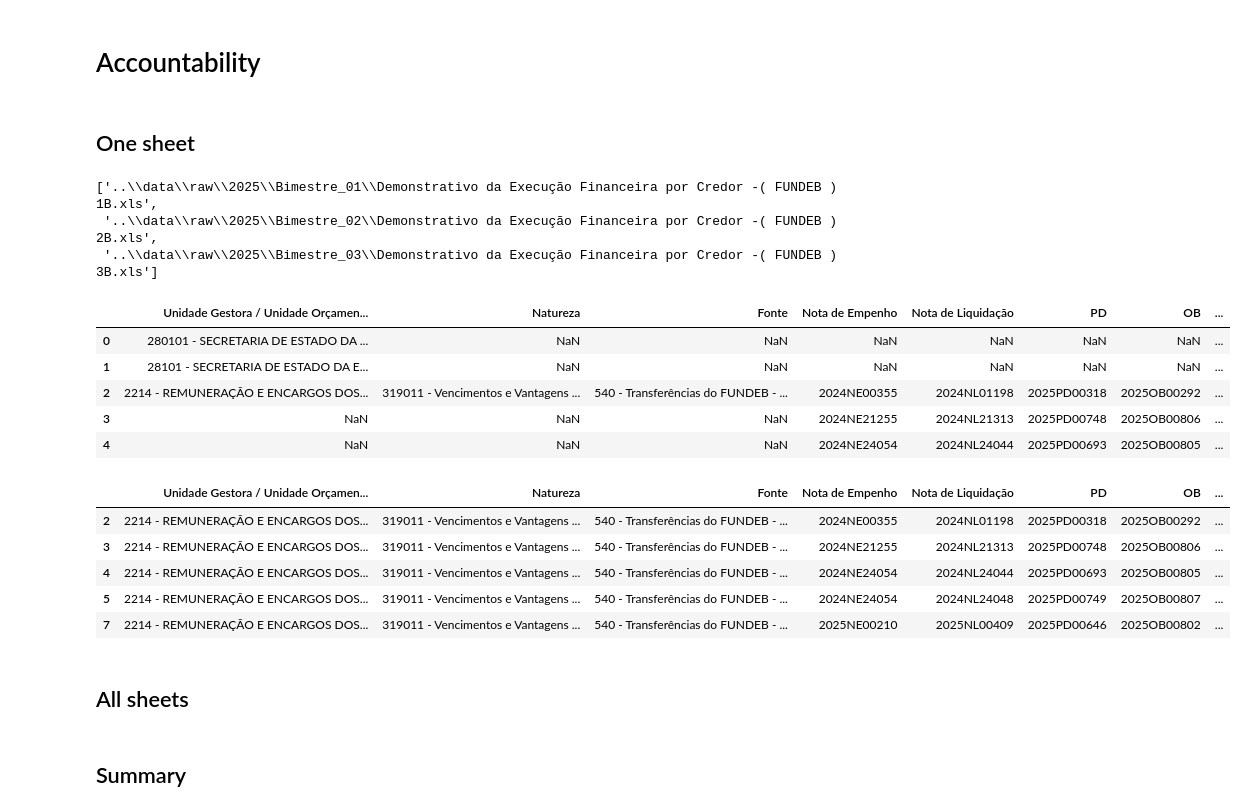
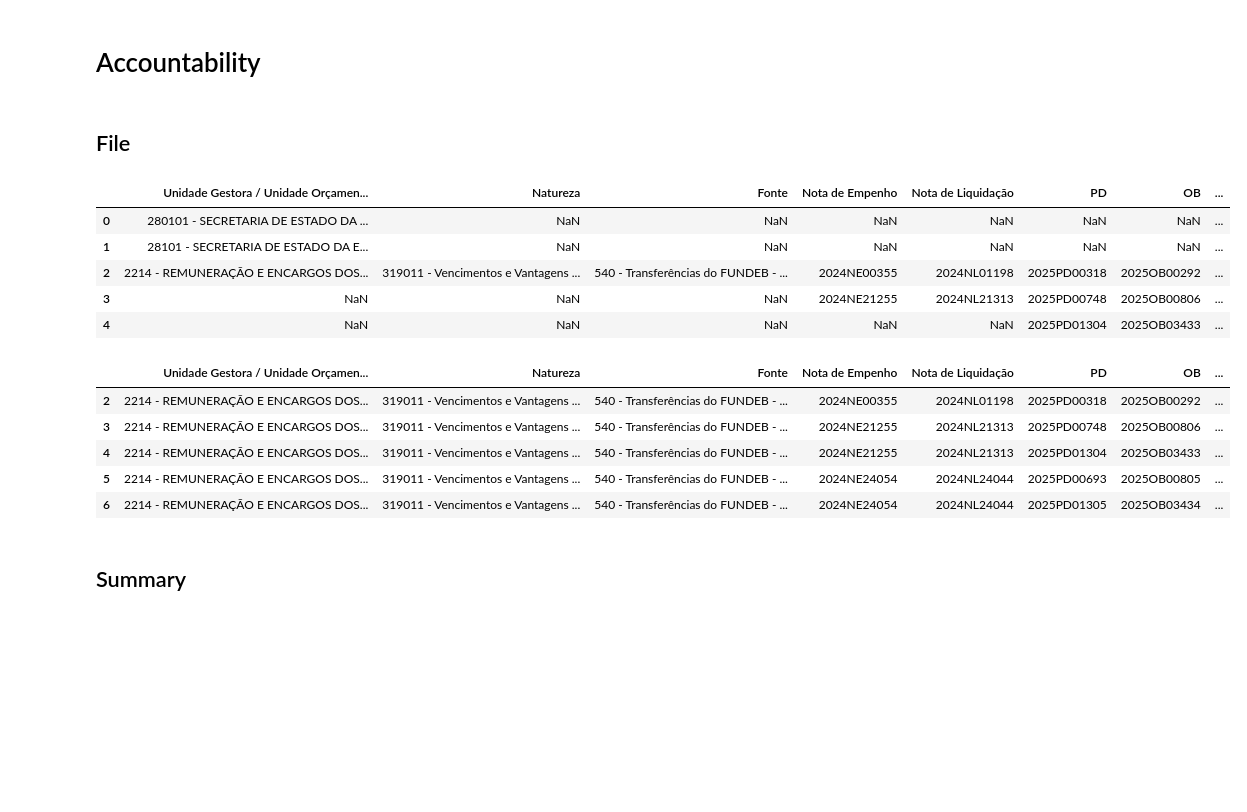
Before and after one commit to adrsb/cacs_fundeb_analysis, a Jupyter notebook: notebooks/00_exploratory_data_analysis.ipynb, the cells around one changed output. Saved outputs shown, nothing was run; the diff lists cells and outputs as text; code cells hidden in the pictures; blank space fills up the shorter version.

Commit message:
Adição dos módulos de accounting - extract e transform

```diff
--- a/notebooks/00_exploratory_data_analysis.ipynb
+++ b/notebooks/00_exploratory_data_analysis.ipynb
@@ -557,33 +557,21 @@ canceled_res_relation
 ## Pipeline
 # %% [markdown]
 # Accountability
-# %% [markdown]
-## One sheet
-# %%
-from src.utils.file_paths import list_files_by_prefix_suffix
-
-
-list_paths = list_files_by_prefix_suffix(
-    "..\\data\\raw\\2025", "Demonstrativo da Execução Financeira"
-)
-list_paths
-# %% [output]
-['..\\data\\raw\\2025\\Bimestre_01\\Demonstrativo da Execução Financeira por Credor -( FUNDEB ) 1B.xls',
- '..\\data\\raw\\2025\\Bimestre_02\\Demonstrativo da Execução Financeira por Credor -( FUNDEB ) 2B.xls',
- '..\\data\\raw\\2025\\Bimestre_03\\Demonstrativo da Execução Financeira por Credor -( FUNDEB ) 3B.xls']
+# %% [markdown]
+## File
 # %%
-from src.etl.extract.accounting import extract_accounting_data
+from src.etl.extract.accounting import extract_excel_accounting_data
 
 
-raw_accounting_data = extract_accounting_data(list_paths[0])
+raw_accounting_data = extract_excel_accounting_data("..\\data\\raw\\2025", 3)
 raw_accounting_data.head()
 # %% [output]
 |  | Unidade Gestora / Unidade Orçamen... | Natureza | Fonte | Nota de Empenho | Nota de Liquidação | PD | OB | ... |
 | 0 | 280101 - SECRETARIA DE ESTADO DA ... | NaN | NaN | NaN | NaN | NaN | NaN | ... |
 | 1 | 28101 - SECRETARIA DE ESTADO DA E... | NaN | NaN | NaN | NaN | NaN | NaN | ... |
 | 2 | 2214 - REMUNERAÇÃO E ENCARGOS DOS... | 319011 - Vencimentos e Vantagens ... | 540 - Transferências do FUNDEB - ... | 2024NE00355 | 2024NL01198 | 2025PD00318 | 2025OB00292 | ... |
 | 3 | NaN | NaN | NaN | 2024NE21255 | 2024NL21313 | 2025PD00748 | 2025OB00806 | ... |
-| 4 | NaN | NaN | NaN | 2024NE24054 | 2024NL24044 | 2025PD00693 | 2025OB00805 | ... |
+| 4 | NaN | NaN | NaN | NaN | NaN | 2025PD01304 | 2025OB03433 | ... |
 # %%
 from src.etl.transform.accounting import transform_accounting_data
 
@@ -594,8 +582,6 @@ clean_accounting_data.head()
 |  | Unidade Gestora / Unidade Orçamen... | Natureza | Fonte | Nota de Empenho | Nota de Liquidação | PD | OB | ... |
 | 2 | 2214 - REMUNERAÇÃO E ENCARGOS DOS... | 319011 - Vencimentos e Vantagens ... | 540 - Transferências do FUNDEB - ... | 2024NE00355 | 2024NL01198 | 2025PD00318 | 2025OB00292 | ... |
 | 3 | 2214 - REMUNERAÇÃO E ENCARGOS DOS... | 319011 - Vencimentos e Vantagens ... | 540 - Transferências do FUNDEB - ... | 2024NE21255 | 2024NL21313 | 2025PD00748 | 2025OB00806 | ... |
-| 4 | 2214 - REMUNERAÇÃO E ENCARGOS DOS... | 319011 - Vencimentos e Vantagens ... | 540 - Transferências do FUNDEB - ... | 2024NE24054 | 2024NL24044 | 2025PD00693 | 2025OB00805 | ... |
-| 5 | 2214 - REMUNERAÇÃO E ENCARGOS DOS... | 319011 - Vencimentos e Vantagens ... | 540 - Transferências do FUNDEB - ... | 2024NE24054 | 2024NL24048 | 2025PD00749 | 2025OB00807 | ... |
-| 7 | 2214 - REMUNERAÇÃO E ENCARGOS DOS... | 319011 - Vencimentos e Vantagens ... | 540 - Transferências do FUNDEB - ... | 2025NE00210 | 2025NL00409 | 2025PD00646 | 2025OB00802 | ... |
+| 4 | 2214 - REMUNERAÇÃO E ENCARGOS DOS... | 319011 - Vencimentos e Vantagens ... | 540 - Transferências do FUNDEB - ... | 2024NE21255 | 2024NL21313 | 2025PD01304 | 2025OB03433 | ... |
+| 5 | 2214 - REMUNERAÇÃO E ENCARGOS DOS... | 319011 - Vencimentos e Vantagens ... | 540 - Transferências do FUNDEB - ... | 2024NE24054 | 2024NL24044 | 2025PD00693 | 2025OB00805 | ... |
+| 6 | 2214 - REMUNERAÇÃO E ENCARGOS DOS... | 319011 - Vencimentos e Vantagens ... | 540 - Transferências do FUNDEB - ... | 2024NE24054 | 2024NL24044 | 2025PD01305 | 2025OB03434 | ... |
-# %% [markdown]
-## All sheets
```
Also changed, not shown: parts of 2 cells of this notebook, 1 other file.
